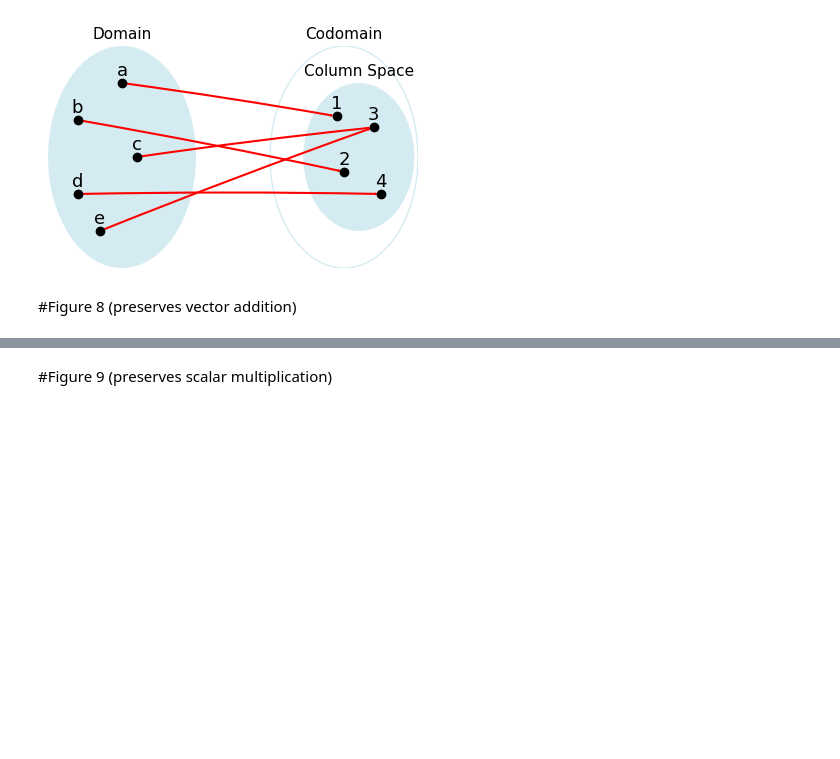
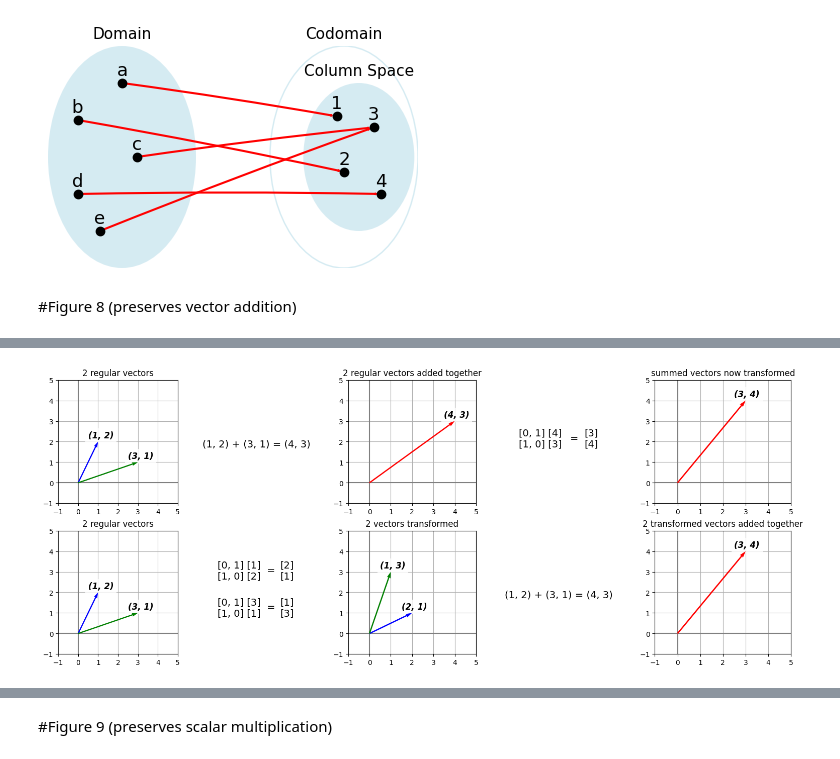
Before and after one commit to Keoni808/Visuals, a Jupyter notebook: Linear_Transformations_(Figures).ipynb, the cells around one changed output, grey strips where cells are left out. Cells and saved outputs as stored; diff of their text form; code cells hidden in the pictures; blank space fills up the shorter version.

Commit message:
Finished Figure 8 (Preserves Vector Addition).

```diff
--- a/Linear_Transformations_(Figures).ipynb
+++ b/Linear_Transformations_(Figures).ipynb
@@ -622,0 +582,54 @@ text_plot(ax, (10, 12), text1, (0.5, 0.4))
+# %%
+plot_rows = 2
+plot_cols = 15
+xy_lim = [-1, 5]
+
+# Create figure size before
+fig, ax = plt.subplots(plot_rows, plot_cols, figsize=(15, 6), layout="constrained")
+
+for i in range(plot_rows):
+  for j in range(plot_cols):
+    ax[i][j].axis('off')
+
+################ TOP ROW ################
+
+# 2 vectors -> 2 vectors added together -> sum of 2 vectors transformed
+draw_plot(ax, (1, 3), [0, 0], [vector_1, vector_2], ['b', 'g'], ['(1, 2)', '(3, 1)'], 2, xy_lim, "2 regular vectors")
+draw_plot(ax, (7, 9), [0, 0], [vector_1 + vector_2], ['r'], ['(4, 3)'], 1, xy_lim, "2 regular vectors added together")
+draw_plot(ax, (13, 15), [0, 0], [A @ (vector_1 + vector_2)], ['r'], ['(3, 4)'], 1, xy_lim, "summed vectors now transformed")
+
+# 2 vectors added together
+text_2_vector_sum = f'(1, 2) + (3, 1) = (4, 3)'
+text_plot(ax, (4, 6), [text_2_vector_sum], [(0.5, 0.4)], 1)
+
+# sum of 2 vectors transformed
+text_linear_transformation_1 = f'[0, 1] [4]\n[1, 0] [3]'
+text_equal_1 = f'='
+text_linear_transformation_ans_1 = f'[3]\n[4]'
+text_plot(ax, (10, 12), [text_linear_transformation_1, text_equal_1, text_linear_transformation_ans_1], [(0.38, 0.4), (0.6, 0.45), (0.71, 0.4)], 3)
+
+############### BOTTOM ROW ###############
+
+# 2 vectors -> 2 vectors transformed -> 2 transformed vectors added together
+draw_plot(ax, (16, 18), [0, 0], [vector_1, vector_2], ['b', 'g'], ['(1, 2)', '(3, 1)'], 2, xy_lim, "2 regular vectors")
+draw_plot(ax, (22, 24), [0, 0], [A @ vector_1, A @ vector_2], ['b', 'g'], ['(2, 1)', '(1, 3)'], 2, xy_lim, "2 vectors transformed")
+draw_plot(ax, (28, 30), [0, 0], [A @ vector_1 + A @ vector_2], ['r'], ['(3, 4)'], 1, xy_lim, "2 transformed vectors added together")
+
+# 2 vectors transformed
+text_linear_transformation_2 = f'[0, 1] [1]\n[1, 0] [2]'
+text_equal_2 = f'='
+text_linear_transformation_ans_2 = f'[2]\n[1]'
+text_linear_transformation_3 = f'[0, 1] [3]\n[1, 0] [1]'
+text_equal_3 = f'='
+text_linear_transformation_ans_3 = f'[1]\n[3]'
+text_plot(ax, (19, 21),
+         [text_linear_transformation_2, text_equal_2, text_linear_transformation_ans_2, text_linear_transformation_3, text_equal_3, text_linear_transformation_ans_3],
+          [(0.38, 0.55), (0.6, 0.6), (0.71, 0.55), (0.38, 0.25), (0.6, 0.3), (0.71, 0.25)], 6)
+
+# 2 transformed vectors added together
+text_2_transformed_vector_sum = f'(2, 1) + (1, 3) = (3, 4)'
+text_plot(ax, (25, 27), [text_2_vector_sum], [(0.5, 0.4)], 1)
+
+fig.savefig('PreserveVectorAddition.png')
+# %% [output]
+[figure, added]
```
Also changed, not shown: parts of 2 cells of this notebook.
